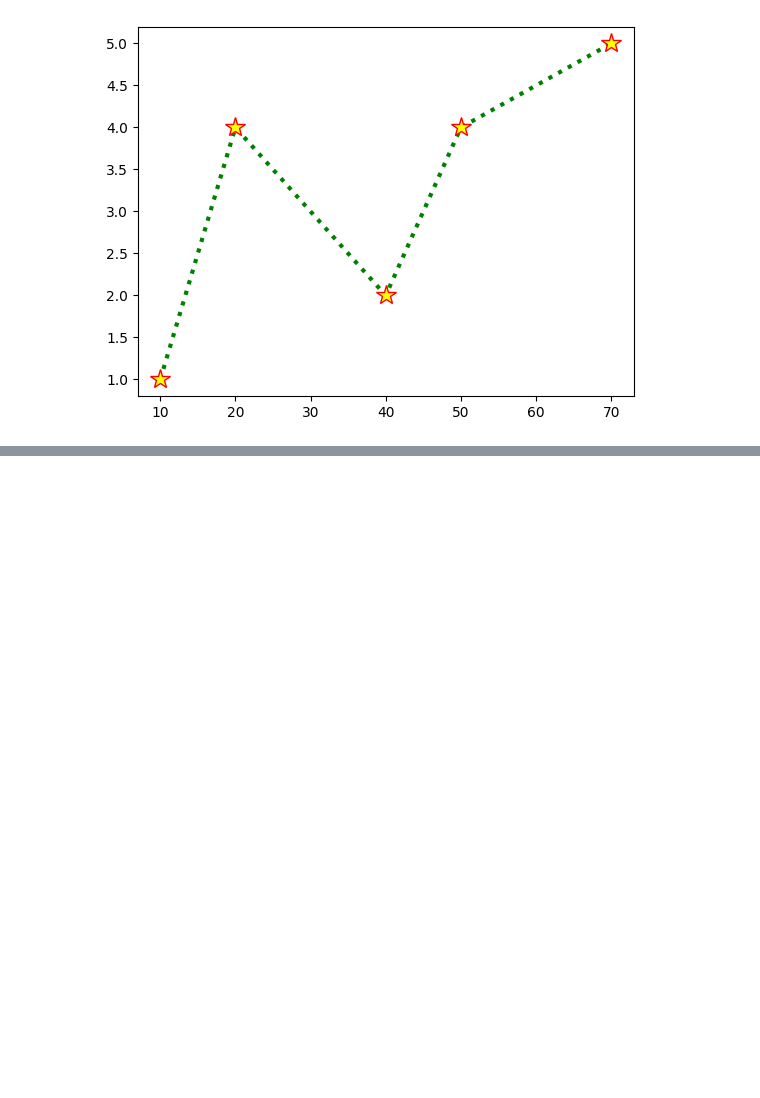
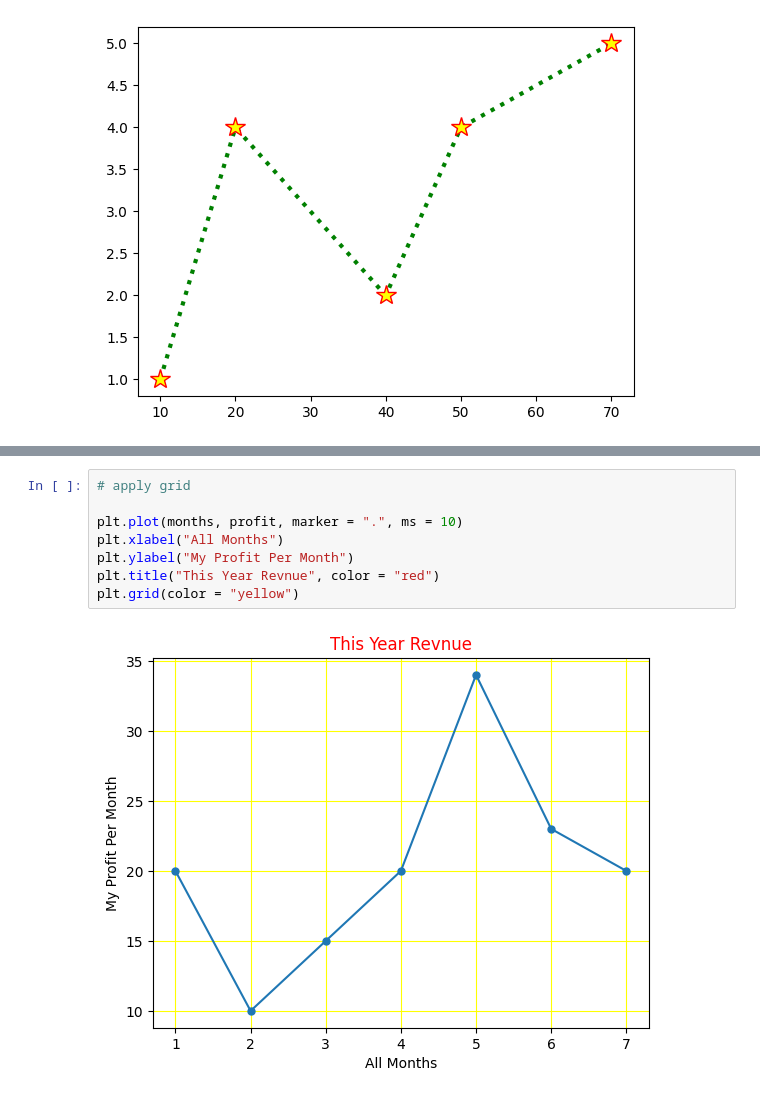
Before and after one commit to banvro/batch-12-to-1-python, a Jupyter notebook: june AI classes/matplotlib lean/matplotlib 1.ipynb, the cells around one changed output, grey strips where cells are left out. Cells and saved outputs as stored; diff of their text form; blank space fills up the shorter version.

```diff
--- a/june AI classes/matplotlib lean/matplotlib 1.ipynb
+++ b/june AI classes/matplotlib lean/matplotlib 1.ipynb
@@ -153,0 +176,10 @@ plt.plot(x, y, marker = "*", ms = 15, mec = "red", mfc = "yellow", color = "gree
+# %%
+# apply grid
+
+plt.plot(months, profit, marker = ".", ms = 10)
+plt.xlabel("All Months")
+plt.ylabel("My Profit Per Month")
+plt.title("This Year Revnue", color = "red")
+plt.grid(color = "yellow")
+# %% [output]
+[figure, added]
```
Also changed, not shown: parts of 4 cells of this notebook.
